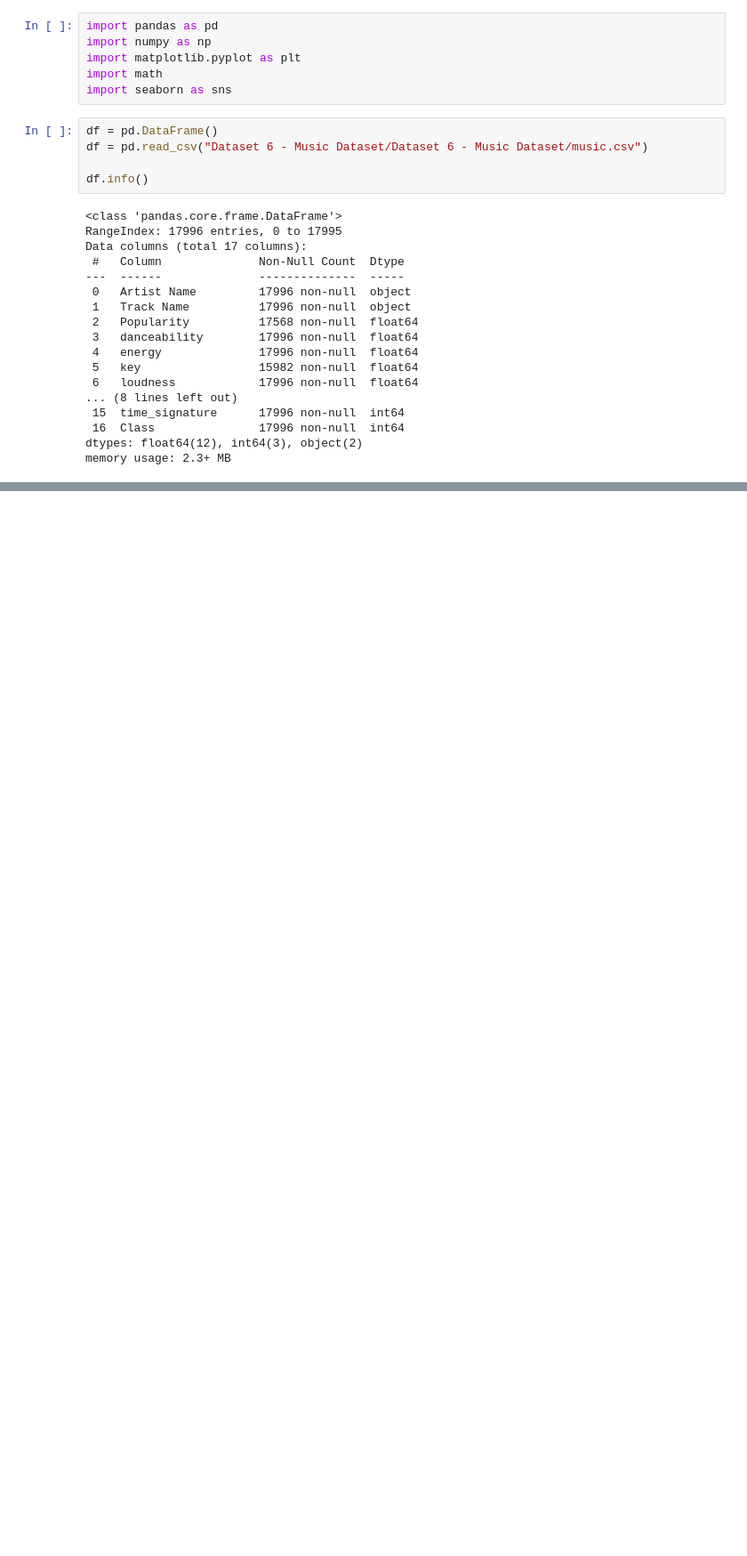
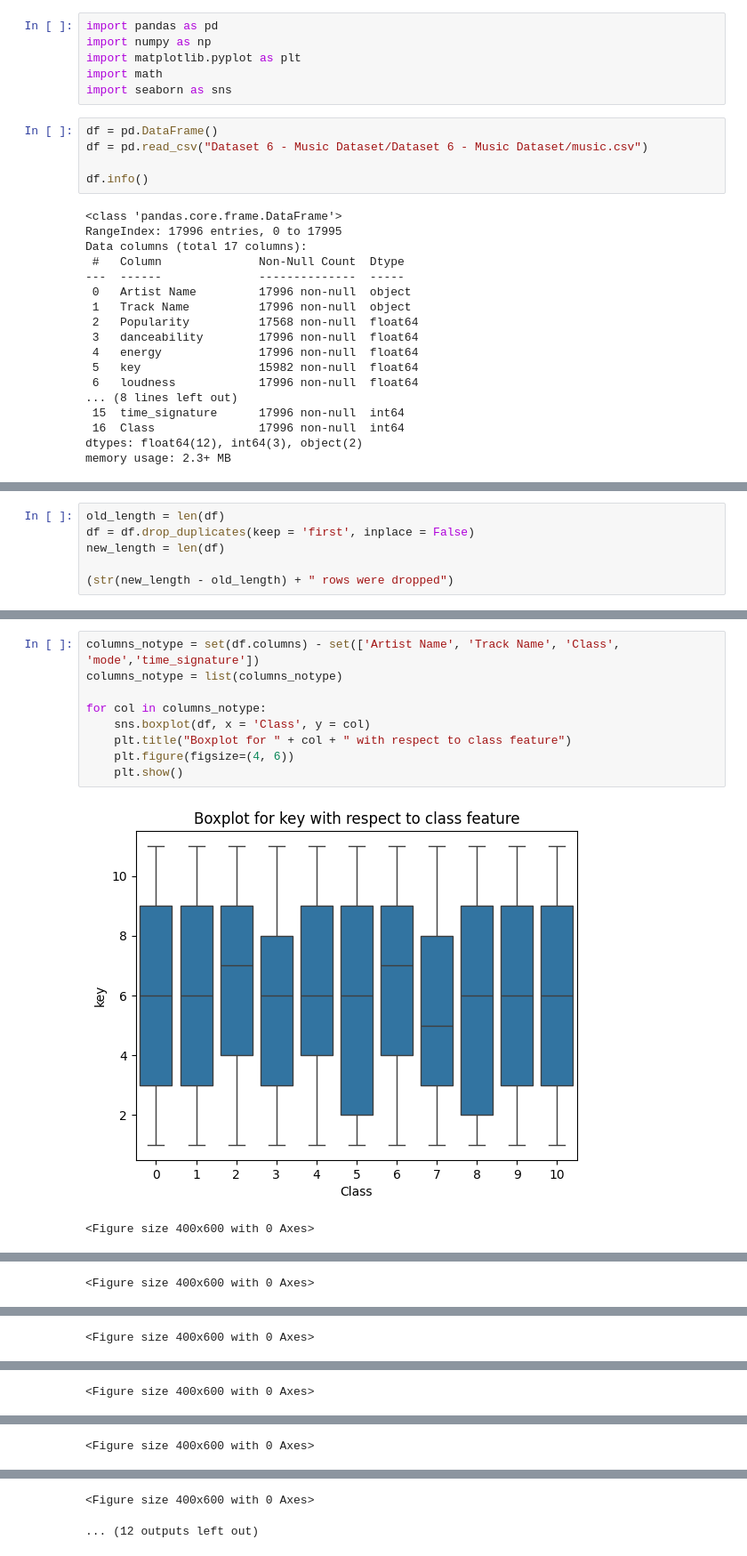
Before and after one commit to bewba/STINTSY-MP, a Jupyter notebook: STINSTY.ipynb, the cells around one changed output, grey strips where cells are left out. Shown at 89% size. Drawn from its saved outputs; the diff is of its cells as text; blank space fills up the shorter version.

```diff
--- a/STINSTY.ipynb
+++ b/STINSTY.ipynb
@@ -50,0 +94,6 @@ df.describe()
+# %%
+old_length = len(df)
+df = df.drop_duplicates(keep = 'first', inplace = False)
+new_length = len(df)
+
+(str(new_length - old_length) + " rows were dropped")
@@ -50,0 +148,12 @@ df.describe()
+# %%
+columns_notype = set(df.columns) - set(['Artist Name', 'Track Name', 'Class', 'mode','time_signature'])
+columns_notype = list(columns_notype)
+
+for col in columns_notype:
+    sns.boxplot(df, x = 'Class', y = col)
+    plt.title("Boxplot for " + col + " with respect to class feature")
+    plt.figure(figsize=(4, 6))
+    plt.show()
+# %% [output]
+[figure, added]
+<Figure size 400x600 with 0 Axes>
@@ -50,0 +161 @@ df.describe()
+<Figure size 400x600 with 0 Axes>
@@ -50,0 +163 @@ df.describe()
+<Figure size 400x600 with 0 Axes>
@@ -50,0 +165 @@ df.describe()
+<Figure size 400x600 with 0 Axes>
@@ -50,0 +167 @@ df.describe()
+<Figure size 400x600 with 0 Axes>
@@ -50,0 +169,2 @@ df.describe()
+<Figure size 400x600 with 0 Axes>
+... (12 outputs left out)
```
Also changed, not shown: parts of 10 cells of this notebook, 2 other files.
